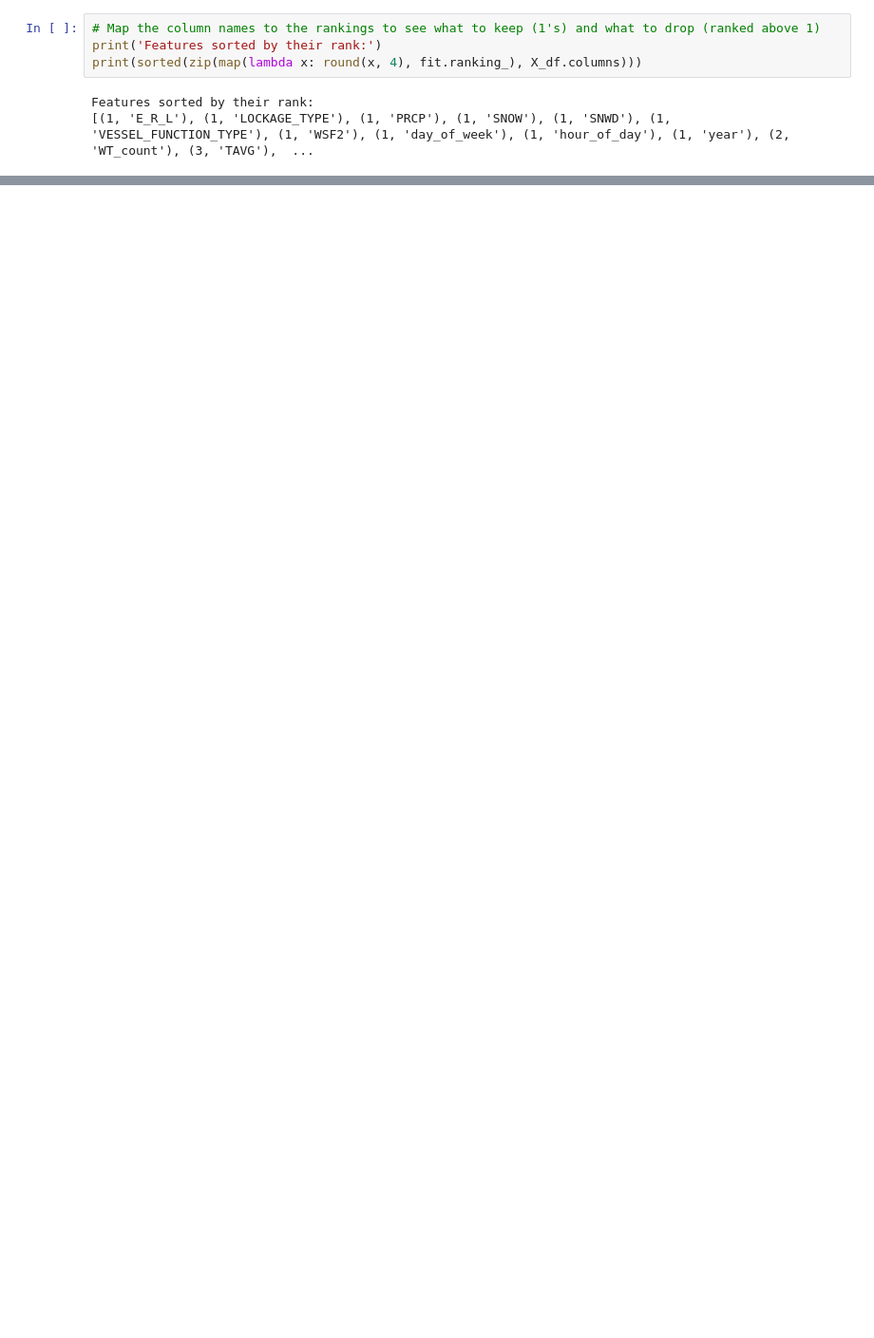
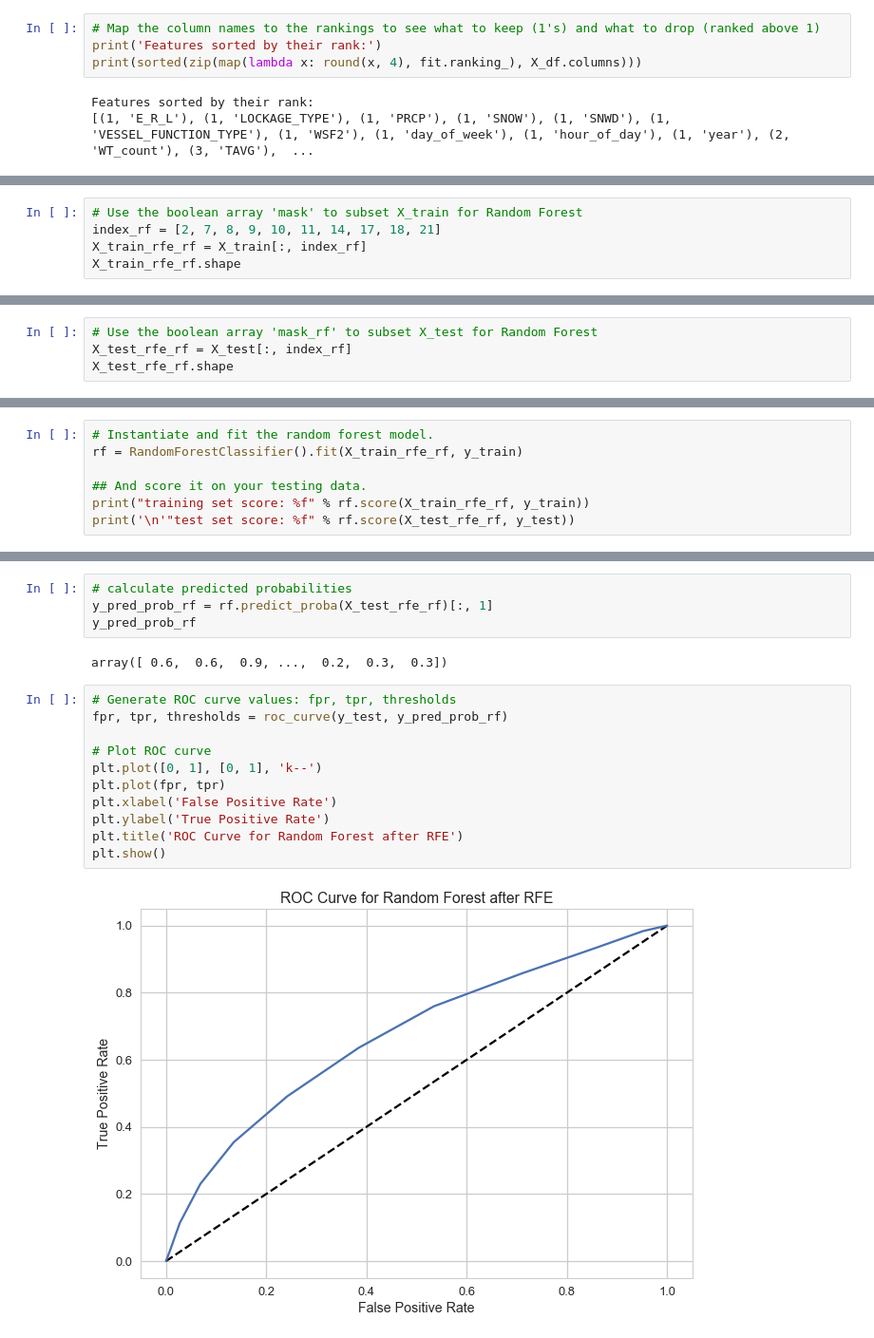
Before and after one commit to PassMoreHeat/springboard, a Jupyter notebook: Capstone_2/LPMS_EDA_ML_working_code.ipynb, the cells around one changed output, grey strips where cells are left out. Shown at 95% size. Saved outputs shown, nothing was run; the diff lists cells and outputs as text; blank space fills up the shorter version.

```diff
--- a/Capstone_2/LPMS_EDA_ML_working_code.ipynb
+++ b/Capstone_2/LPMS_EDA_ML_working_code.ipynb
@@ -431,0 +455,5 @@ Feature Ranking: [10  9  1 11  4 13 12  2  1  1  1  1  5  8  1  7  6  1  1  1  3
+# %%
+# Use the boolean array 'mask' to subset X_train for Random Forest
+index_rf = [2, 7, 8, 9, 10, 11, 14, 17, 18, 21]
+X_train_rfe_rf = X_train[:, index_rf]
+X_train_rfe_rf.shape
@@ -431,0 +462,4 @@ Feature Ranking: [10  9  1 11  4 13 12  2  1  1  1  1  5  8  1  7  6  1  1  1  3
+# %%
+# Use the boolean array 'mask_rf' to subset X_test for Random Forest
+X_test_rfe_rf = X_test[:, index_rf]
+X_test_rfe_rf.shape
@@ -458,0 +531,7 @@ memory usage: 2.7+ MB
+# %%
+# Instantiate and fit the random forest model.
+rf = RandomForestClassifier().fit(X_train_rfe_rf, y_train)
+
+## And score it on your testing data.
+print("training set score: %f" % rf.score(X_train_rfe_rf, y_train))
+print('\n'"test set score: %f" % rf.score(X_test_rfe_rf, y_test))
@@ -458,0 +551,19 @@ memory usage: 2.7+ MB
+# %%
+# calculate predicted probabilities
+y_pred_prob_rf = rf.predict_proba(X_test_rfe_rf)[:, 1]
+y_pred_prob_rf
+# %% [output]
+array([ 0.6,  0.6,  0.9, ...,  0.2,  0.3,  0.3])
+# %%
+# Generate ROC curve values: fpr, tpr, thresholds
+fpr, tpr, thresholds = roc_curve(y_test, y_pred_prob_rf)
+
+# Plot ROC curve
+plt.plot([0, 1], [0, 1], 'k--')
+plt.plot(fpr, tpr)
+plt.xlabel('False Positive Rate')
+plt.ylabel('True Positive Rate')
+plt.title('ROC Curve for Random Forest after RFE')
+plt.show()
+# %% [output]
+[figure, added]
```
Also changed, not shown: parts of 44 cells of this notebook.
